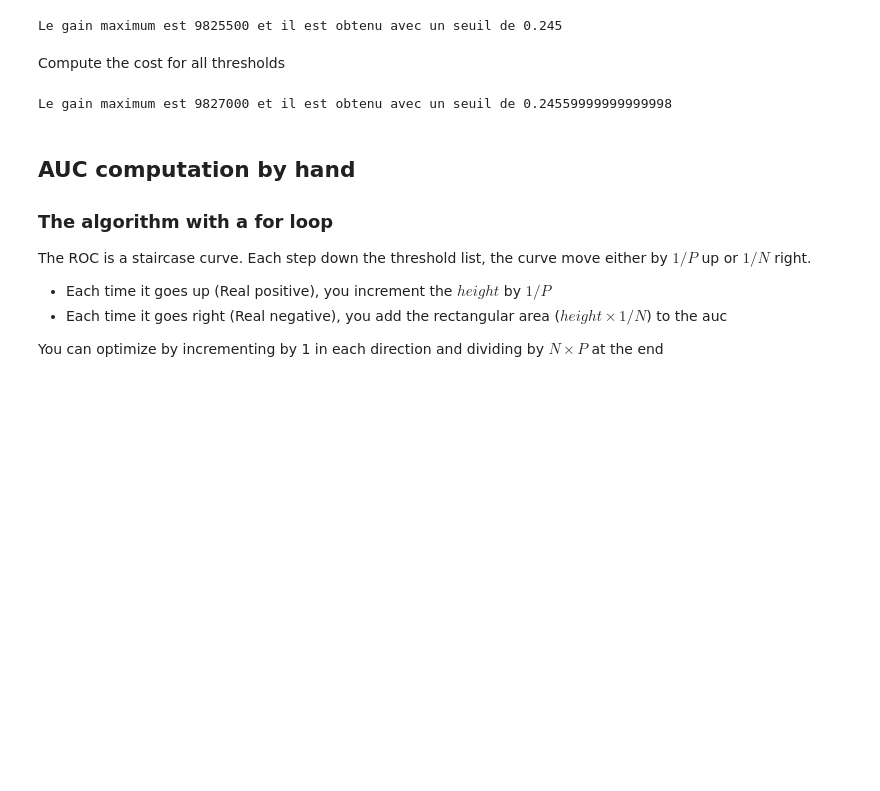
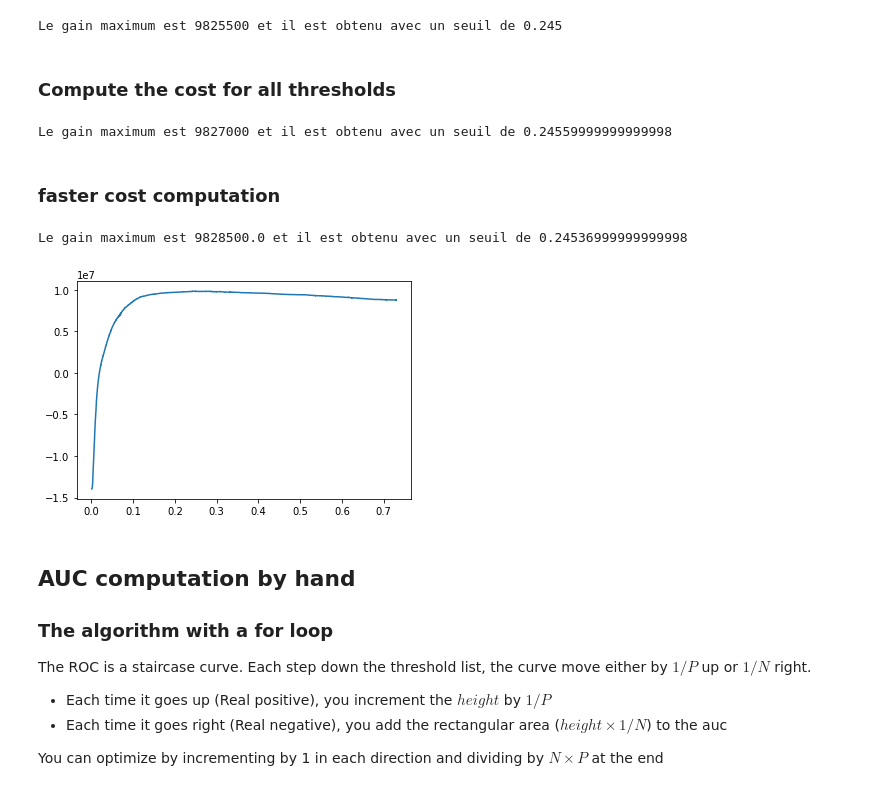
Before and after one commit to guitoo/ML-notebooks, a Jupyter notebook: GiveMeSomeCredit/evaluation.ipynb, the cells around one changed output. Cells and saved outputs as stored; diff of their text form; code cells hidden in the pictures; blank space fills up the shorter version.

Commit message:
Add fast cost optimization

```diff
--- a/GiveMeSomeCredit/evaluation.ipynb
+++ b/GiveMeSomeCredit/evaluation.ipynb
@@ -212,7 +225,7 @@ print(f'Le gain maximum est {max_val} et il est obtenu avec un seuil de {max_thr
 # %% [output]
 Le gain maximum est 9825500 et il est obtenu avec un seuil de 0.245
 # %% [markdown]
-Compute the cost for all thresholds
+### Compute the cost for all thresholds
 # %%
 threshold_list = prediction['1 probability'].sort_values().values
 threshold_intervals = []
@@ -226,6 +239,33 @@ max_threshold = threshold_intervals[table.index(max_val)]
 print(f'Le gain maximum est {max_val} et il est obtenu avec un seuil de {max_threshold}')
 # %% [output]
 Le gain maximum est 9827000 et il est obtenu avec un seuil de 0.24559999999999998
+# %% [markdown]
+### faster cost computation
+# %%
+df_cost = prediction[['SeriousDlqin2yrs','1 probability']]
+df_cost = df_cost.sort_values(by='1 probability',ascending=False)
+
+df_cost['nb_TP'] = df_cost['SeriousDlqin2yrs'].cumsum()
+df_cost['nb_TN'] = nb_negative - (1-df_cost['SeriousDlqin2yrs']).cumsum()
+df_cost['nb_FP'] = nb_negative - df_cost['nb_TN']
+df_cost['nb_FN'] = nb_positive - df_cost['nb_TP']
+
+TP_cost = 0
+FN_cost = -2500
+FP_cost = -500
+TN_cost = 500
+
+df_cost['cost'] = df_cost['nb_TP']*TP_cost+df_cost['nb_TN']*TN_cost+df_cost['nb_FP']*FP_cost+df_cost['nb_FN']*FN_cost
+# %%
+max_index = df_cost['cost'].idxmax()
+max_gain = df_cost.loc[max_index]['cost']
+max_threshold = df_cost.loc[max_index]['1 probability']
+print(f'Le gain maximum est {max_gain} et il est obtenu avec un seuil de {max_threshold}')
+plt.plot(df_cost['1 probability'],df_cost['cost'].values)
+plt.show()
+# %% [output]
+Le gain maximum est 9828500.0 et il est obtenu avec un seuil de 0.24536999999999998
+[figure, added]
 # %% [markdown]
 ## AUC computation by hand
 ### The algorithm with a for loop
```
Also changed, not shown: parts of 11 cells of this notebook, 1 other file.
